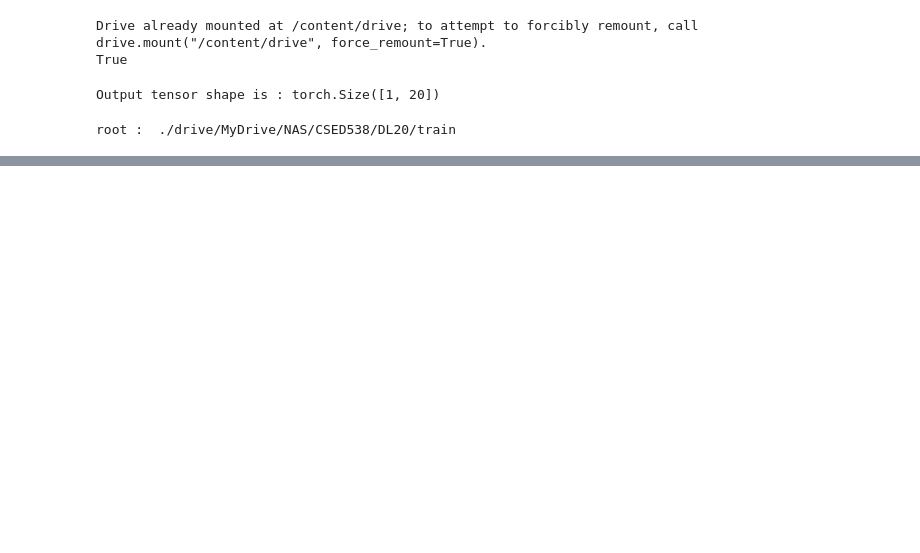
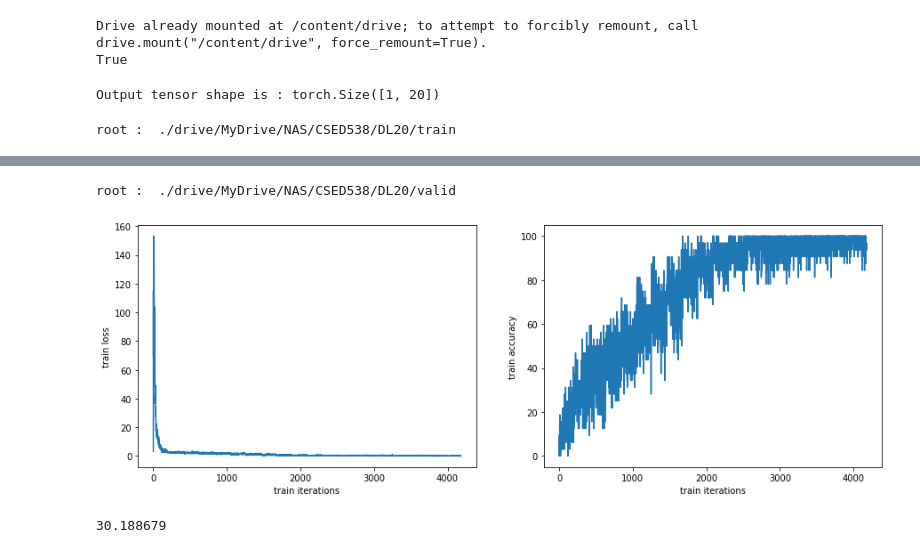
Before and after one commit to gimme1dollar/consistent-semi-sup, a Jupyter notebook: simple_demo/simpleCNN.ipynb, the cells around one changed output, grey strips where cells are left out. Saved outputs shown, nothing was run; the diff lists cells and outputs as text; code cells hidden in the pictures; blank space fills up the shorter version.

Commit message:
gradcam_training but not working

```diff
--- a/simple_demo/simpleCNN.ipynb
+++ b/simple_demo/simpleCNN.ipynb
@@ -159,12 +161,0 @@ root :  ./drive/MyDrive/NAS/CSED538/DL20/test
-# %%
-for image in test_loader:
-    image = Variable(image)
-
-    optimizer.zero_grad()
-    output = model(image)
-    predictions = torch.argmax(output, dim=-1)
-
-    for i, (img, pred) in enumerate(zip(image, predictions)):
-      plt.imshow( img.permute(1, 2, 0) )
-      plt.show()
-      print(pred)
@@ -179,0 +162,36 @@ torch.save(model.state_dict(), path.join(data_root, 'simpleCNN.pth'))
+# %%
+batch_size = 32
+valid_dataset = LoadDataset(data_root, transform, "valid")
+valid_loader = DataLoader(valid_dataset, batch_size=batch_size, pin_memory=True, shuffle=True)
+
+model.eval()
+epoch = 1
+for e in range(epoch):
+  valid_iter = 0
+  for image, label in valid_loader:
+    image, label = Variable(image), Variable(label)
+
+    output = model(image)
+    prediction = torch.argmax(output, dim=-1)
+    accuracy = prediction.eq(label.data).sum()/batch_size*100
+    valid_accu.append(accuracy)
+    if (e % 1 == 0) and (train_iter % 100 == 0):
+      print(f'Epoch: {e}\tTrain Step: {valid_iter}\tAccuracy: {accuracy:.3f}')
+    valid_iter += 1
+# %% [output]
+root :  ./drive/MyDrive/NAS/CSED538/DL20/valid
+# %%
+fig = plt.figure(figsize=(15,5))
+ax1 = fig.add_subplot(1, 2, 1)
+ax1.set_ylabel('train loss')
+ax1.set_xlabel('train iterations')
+ax1.plot(range(len(train_loss)), train_loss)
+ax2 = fig.add_subplot(1, 2, 2)
+ax2.set_ylabel('train accuracy')
+ax2.set_xlabel('train iterations')
+ax2.plot(range(len(train_accu)), train_accu)
+plt.show()
+print(np.mean(valid_accu))
+# %% [output]
+[figure, added]
+30.188679
```
Also changed, not shown: parts of 5 cells of this notebook, 2 other files.
